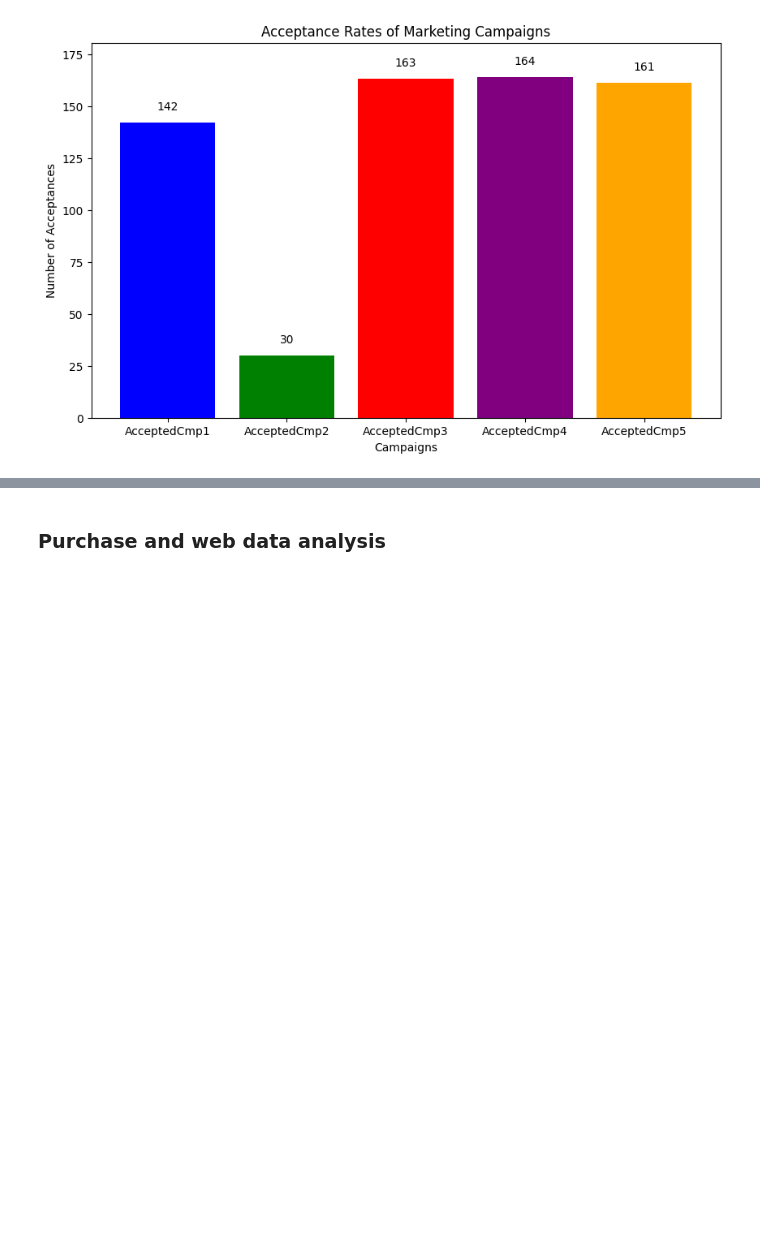
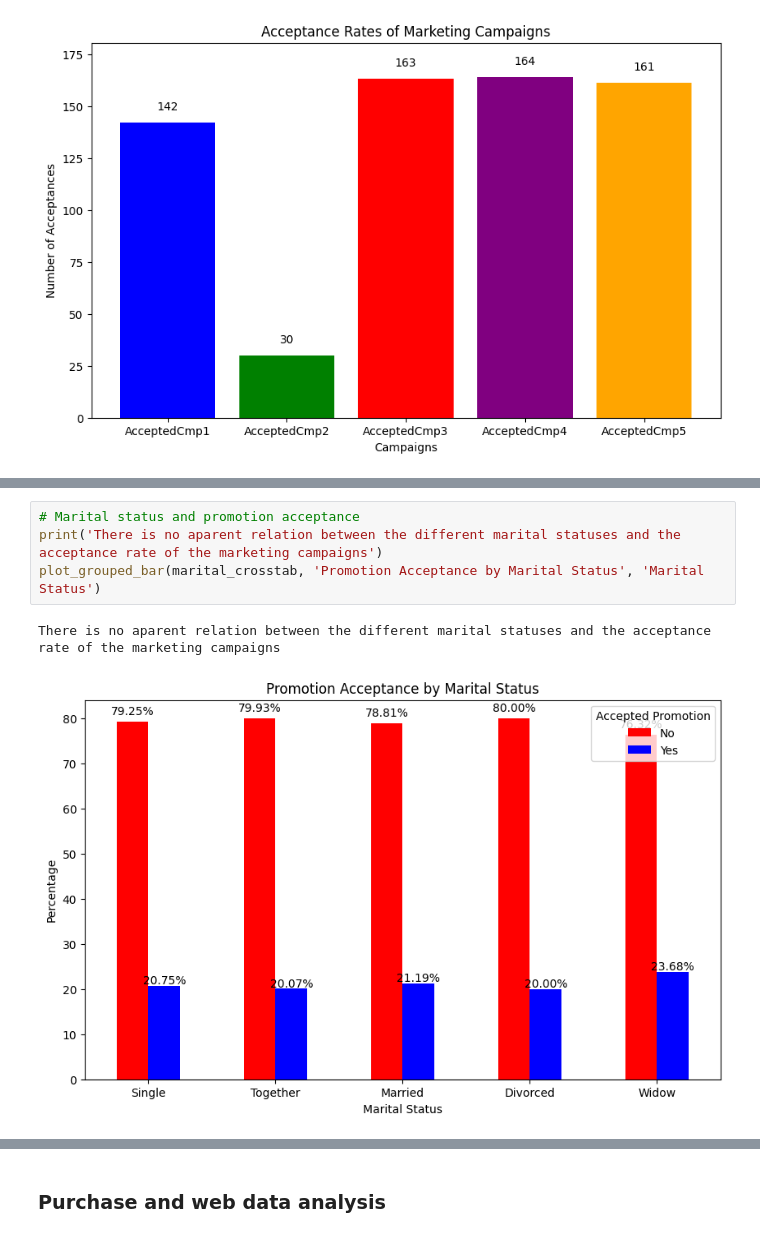
Before and after one commit to Barbosa6Andre/CustomerSegmentation_WineRetail, a Jupyter notebook: MarketingCampaignAnalysis.ipynb, the cells around one changed output, grey strips where cells are left out. Drawn from its saved outputs; the diff is of its cells as text; blank space fills up the shorter version.

```diff
--- a/MarketingCampaignAnalysis.ipynb
+++ b/MarketingCampaignAnalysis.ipynb
@@ -825,0 +863,7 @@ It is important to understand what went wrong with the previous campaigns and ma
+# %%
+# Marital status and promotion acceptance
+print('There is no aparent relation between the different marital statuses and the acceptance rate of the marketing campaigns')
+plot_grouped_bar(marital_crosstab, 'Promotion Acceptance by Marital Status', 'Marital Status')
+# %% [output]
+There is no aparent relation between the different marital statuses and the acceptance rate of the marketing campaigns
+[figure, added]
```
Also changed, not shown: parts of 10 cells of this notebook.
